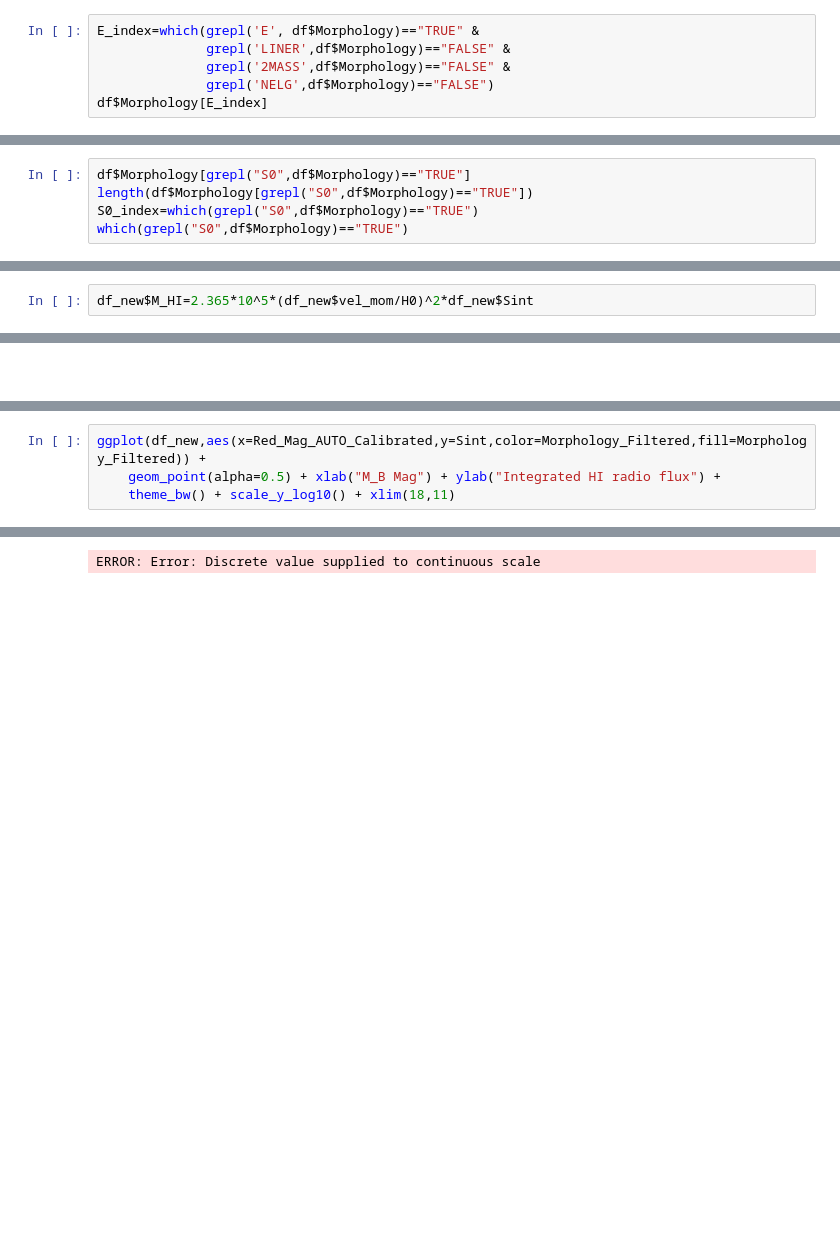
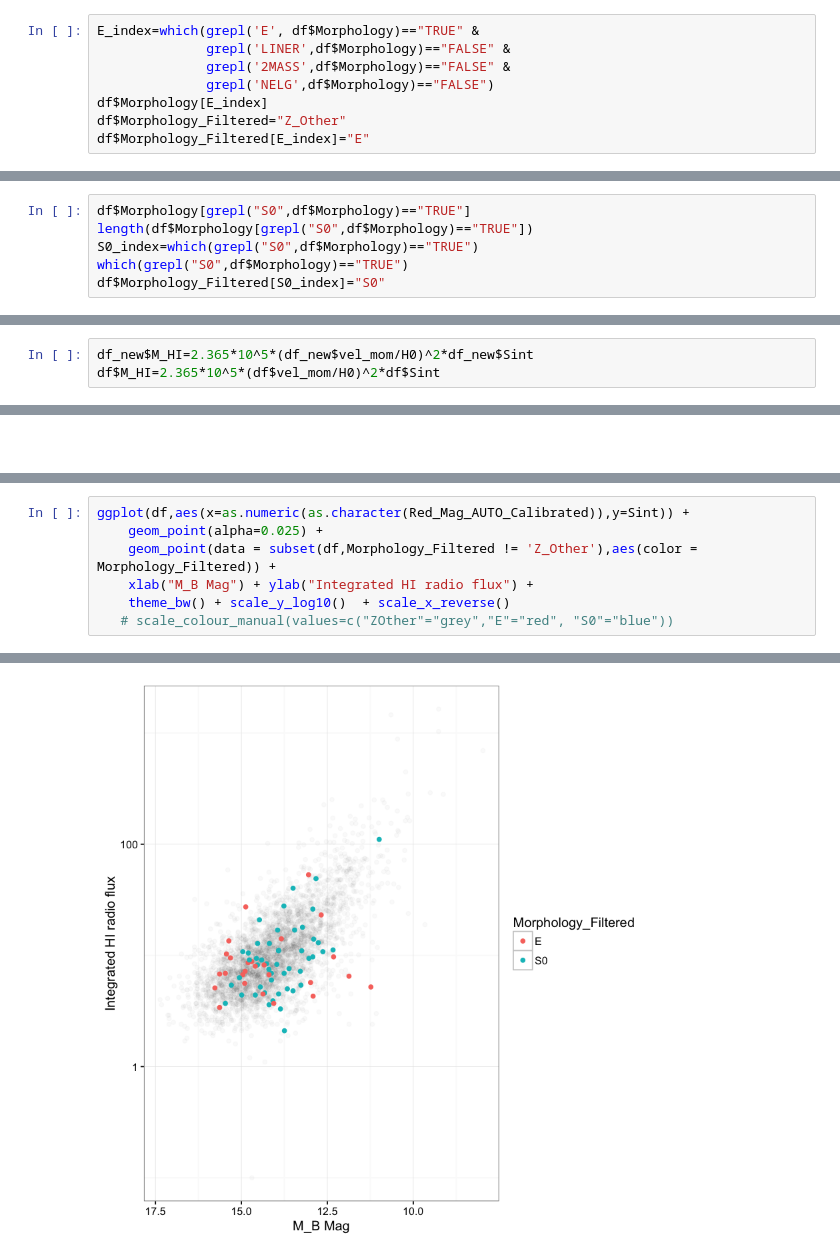
Before and after one commit to jpiscionere/HI_Project, a Jupyter notebook: Source/E_vs_S0.ipynb, the cells around one changed output, grey strips where cells are left out. Cells and saved outputs as stored; diff of their text form; blank space fills up the shorter version.

```diff
--- a/Source/E_vs_S0.ipynb
+++ b/Source/E_vs_S0.ipynb
@@ -236,6 +236,8 @@ E_index=which(grepl('E', df$Morphology)=="TRUE" &
               grepl('2MASS',df$Morphology)=="FALSE" &
               grepl('NELG',df$Morphology)=="FALSE")
 df$Morphology[E_index]
+df$Morphology_Filtered="Z_Other"
+df$Morphology_Filtered[E_index]="E"
 # %% [output]
  [1] E                  E                  E?                 E5-6           Sy2
  [5] E                  E                  E                  E
@@ -250,6 +252,7 @@ df$Morphology[grepl("S0",df$Morphology)=="TRUE"]
 length(df$Morphology[grepl("S0",df$Morphology)=="TRUE"])
 S0_index=which(grepl("S0",df$Morphology)=="TRUE")
 which(grepl("S0",df$Morphology)=="TRUE")
+df$Morphology_Filtered[S0_index]="S0"
 # %% [output]
  [1] S0+:                 S0?                  S0
  [4] S0                   S0?                  S0?
@@ -346,5 +354,6 @@ summary(df_new)
 # %%
 df_new$M_HI=2.365*10^5*(df_new$vel_mom/H0)^2*df_new$Sint
+df$M_HI=2.365*10^5*(df$vel_mom/H0)^2*df$Sint
 # %%
 df_new$Morphology_Filtered[grepl("S0",df_new$Morphology)=="TRUE"]="S0"
 df_new$Morphology_Filtered[grepl('E', df_new$Morphology)=="TRUE" &
@@ -361,6 +370,9 @@ geom_density(alpha=0.1) + xlab("MHI/Msun") + theme_bw() + scale_x_log10()
 # %%
-ggplot(df_new,aes(x=Red_Mag_AUTO_Calibrated,y=Sint,color=Morphology_Filtered,fill=Morphology_Filtered)) +
-    geom_point(alpha=0.5) + xlab("M_B Mag") + ylab("Integrated HI radio flux") +
-    theme_bw() + scale_y_log10() + xlim(18,11)
+ggplot(df,aes(x=as.numeric(as.character(Red_Mag_AUTO_Calibrated)),y=Sint)) +
+    geom_point(alpha=0.025) +
+    geom_point(data = subset(df,Morphology_Filtered != 'Z_Other'),aes(color = Morphology_Filtered)) +
+    xlab("M_B Mag") + ylab("Integrated HI radio flux") +
+    theme_bw() + scale_y_log10()  + scale_x_reverse()
+   # scale_colour_manual(values=c("ZOther"="grey","E"="red", "S0"="blue"))
 # %% [output]
 Warning message:
@@ -368,2 +381 @@ In Ops.factor(x): ‘-’ not meaningful for factors
-ERROR: Error: Discrete value supplied to continuous scale
-[figure, old version]
+[figure, new version]
```
Also changed, not shown: parts of 8 cells of this notebook, 10 other files.
